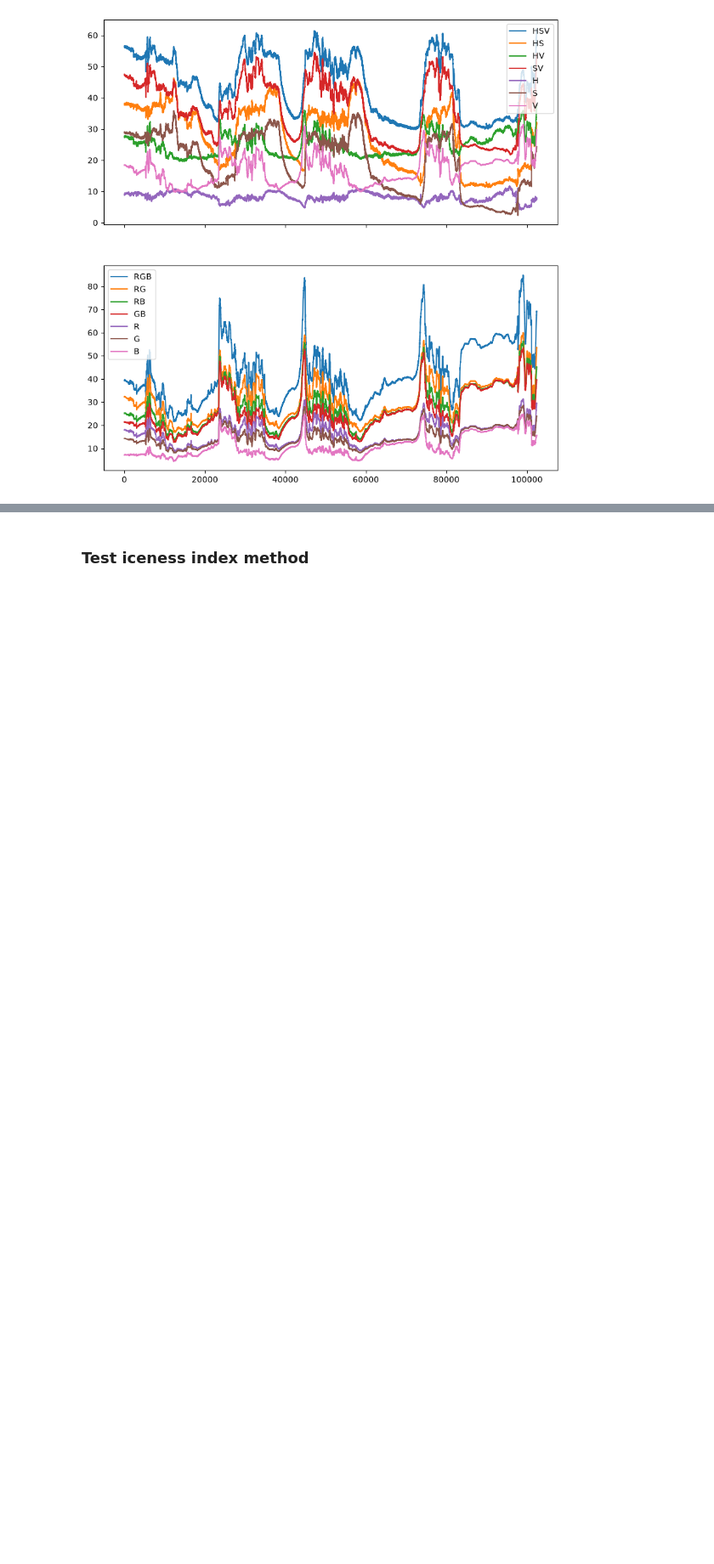
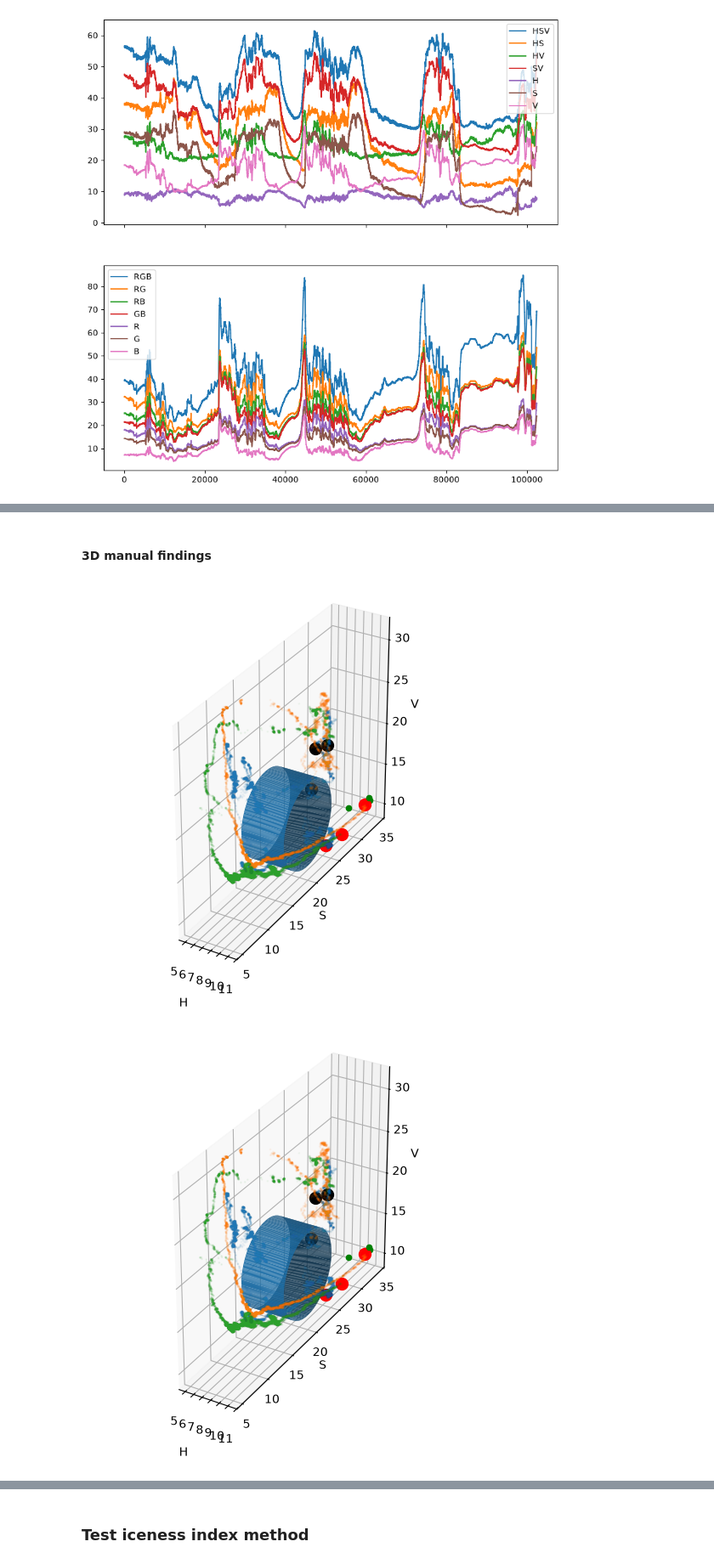
Before and after one commit to HarryYouAreAWizard/HelicopterIcing, a Jupyter notebook: Icing.ipynb, the cells around one changed output, grey strips where cells are left out. Shown at 85% size. Saved outputs shown, nothing was run; the diff lists cells and outputs as text; code cells hidden in the pictures; blank space fills up the shorter version.

```diff
--- a/Icing.ipynb
+++ b/Icing.ipynb
@@ -329,0 +328,46 @@ Reshape your data either using array.reshape(-1, 1) if your data has a single fe
+# %% [markdown]
+#### 3D manual findings
+# %%
+from manual_ice_container import results
+fig = plt.figure()
+ax = fig.add_subplot(projection="3d")
+for i in range(1, 4):
+    ax.scatter(H[results[f"start{i}"]: results[f"end{i}"]],
+               S[results[f"start{i}"]: results[f"end{i}"]],
+               V[results[f"start{i}"]: results[f"end{i}"]],
+               s=1, alpha=0.25)
+    ax.scatter(H[results[f"start{i}"]],
+               S[results[f"start{i}"]],
+               V[results[f"start{i}"]],
+               s=100, c="r")
+    ax.scatter(H[results[f"end{i}"]],
+               S[results[f"end{i}"]],
+               V[results[f"end{i}"]],
+               s=100, c="k")
+
+ax.scatter(H[results["start1"] - 2000],
+           S[results["start1"] - 2000],
+           V[results["start1"] - 2000], c="g")
+ax.scatter(H[results["start2"] - 2000],
+           S[results["start2"] - 2000],
+           V[results["start2"] - 2000], c="g")
+ax.scatter(H[results["start3"] - 2000],
+           S[results["start3"] - 2000],
+           V[results["start3"] - 2000], c="g")
+theta = np.linspace(0, 2*np.pi, 100)
+rs = 5
+x0, y0, z0 = 7.5, 20, 15
+x = np.linspace(-2.5, 2.5, len(theta)) + x0
+thetas, xs = np.meshgrid(theta, x)
+ys = rs*np.cos(thetas) + y0
+zs = rs*np.sin(thetas) + z0
+ax.plot_surface(xs, ys, zs)
+ax.set_xlabel('H')
+ax.set_ylabel('S')
+ax.set_zlabel('V')
+ax.set_aspect("equal")
+fig.tight_layout()
+fig.savefig(figure_dir / "3D manual.png")
+# %% [output]
+[figure, added]
+[figure, added]
```
Also changed, not shown: parts of 8 cells of this notebook, 2 other files.
